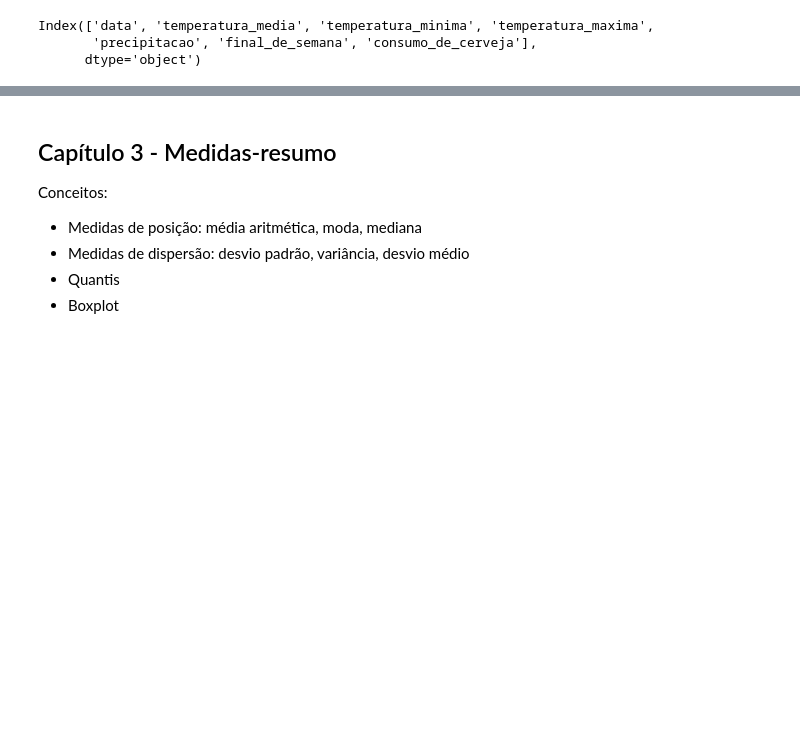
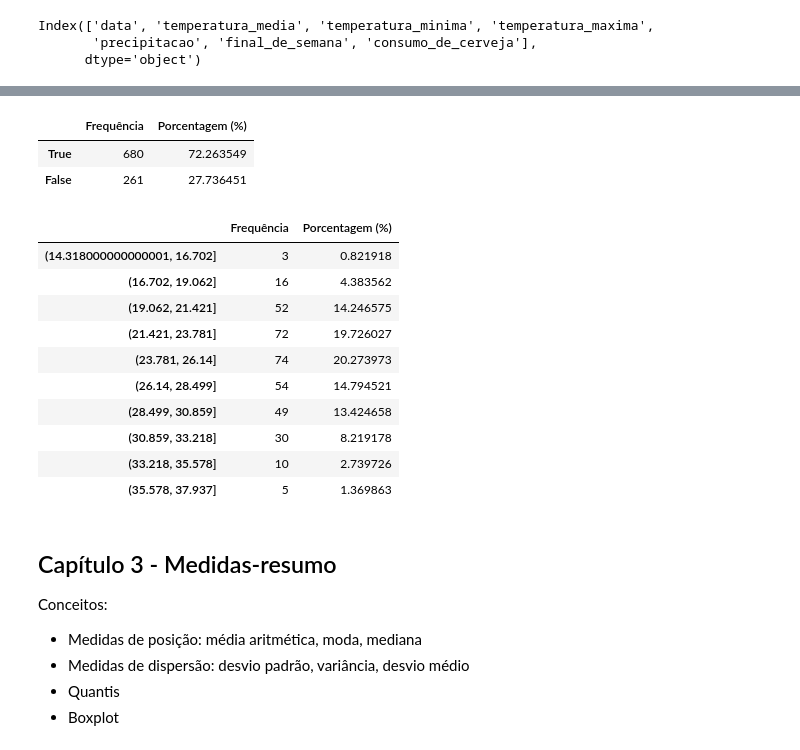
Before and after one commit to beatrizmilz/grupo_estudo_data_science_II, a Jupyter notebook: consumo_cerveja.ipynb, the cells around one changed output, grey strips where cells are left out. Cells and saved outputs as stored; diff of their text form; code cells hidden in the pictures; blank space fills up the shorter version.

```diff
--- a/consumo_cerveja.ipynb
+++ b/consumo_cerveja.ipynb
@@ -130,3 +262,42 @@ Tipos de variáveis:
+# %%
+# Final de semana
+pd.DataFrame({"Frequência": consumo_cerveja["final_de_semana"].value_counts(),
+              "Porcentagem (%)": consumo_cerveja["final_de_semana"].value_counts(normalize = True) *100})
+# %% [output]
+|  | Frequência | Porcentagem (%) |
+| True | 680 | 72.263549 |
+| False | 261 | 27.736451 |
+# %%
+# Consumo de cerveja
+
+pd.DataFrame({"Frequência":pd.value_counts(
+    pd.cut(
+        x = consumo_cerveja["consumo_de_cerveja"],
+        bins = 10,
+        include_lowest = True
+    ),
+    sort = False
+), "Porcentagem (%)": pd.value_counts(
+    pd.cut(
+        x = consumo_cerveja["consumo_de_cerveja"],
+        bins = 10,
+        include_lowest = True
+    ),
+    sort = False,
+    normalize = True)* 100
+})
+# %% [output]
+|  | Frequência | Porcentagem (%) |
+| (14.318000000000001, 16.702] | 3 | 0.821918 |
+| (16.702, 19.062] | 16 | 4.383562 |
+| (19.062, 21.421] | 52 | 14.246575 |
+| (21.421, 23.781] | 72 | 19.726027 |
+| (23.781, 26.14] | 74 | 20.273973 |
+| (26.14, 28.499] | 54 | 14.794521 |
+| (28.499, 30.859] | 49 | 13.424658 |
+| (30.859, 33.218] | 30 | 8.219178 |
+| (33.218, 35.578] | 10 | 2.739726 |
+| (35.578, 37.937] | 5 | 1.369863 |
 # %% [markdown]
 ## Capítulo 3 - Medidas-resumo
 Conceitos:
```
Also changed, not shown: parts of 7 cells of this notebook.
